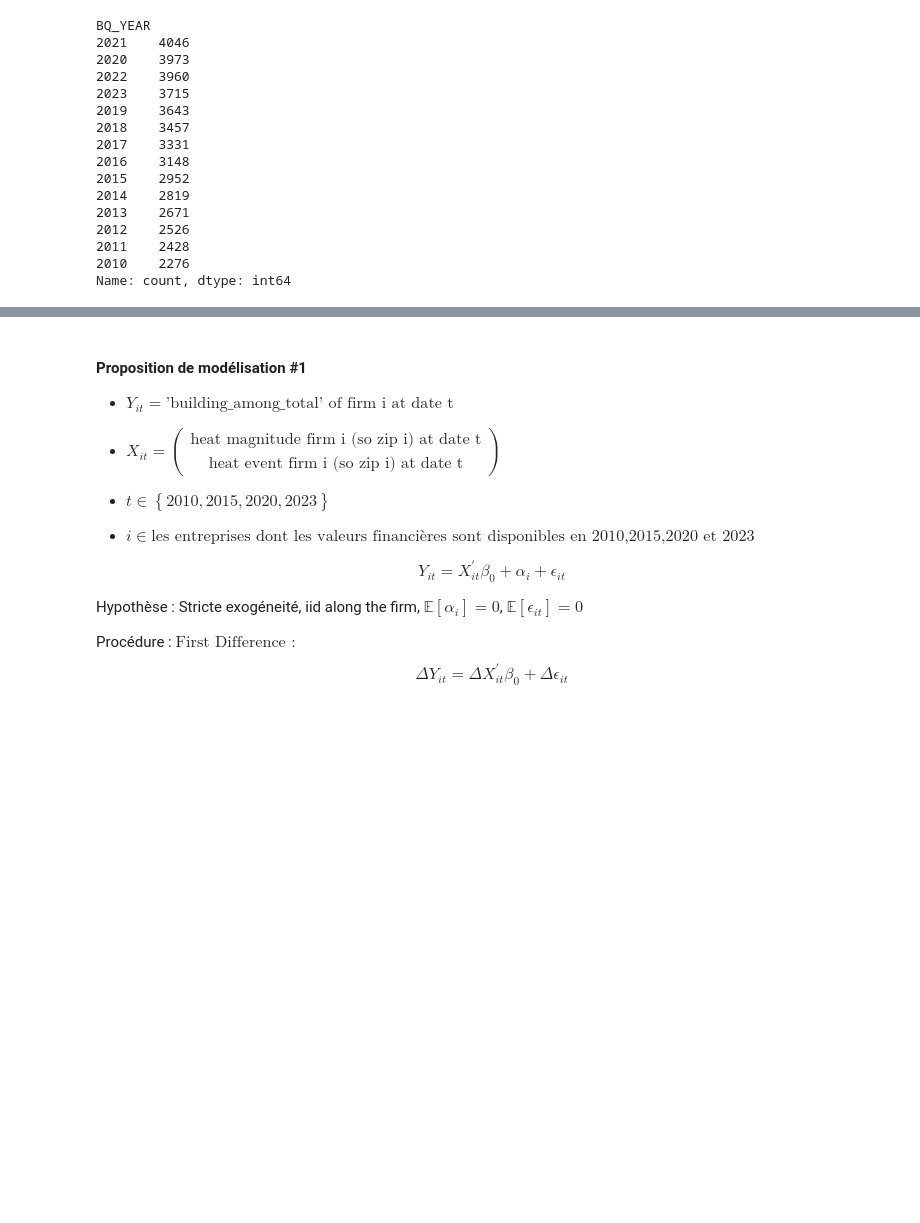
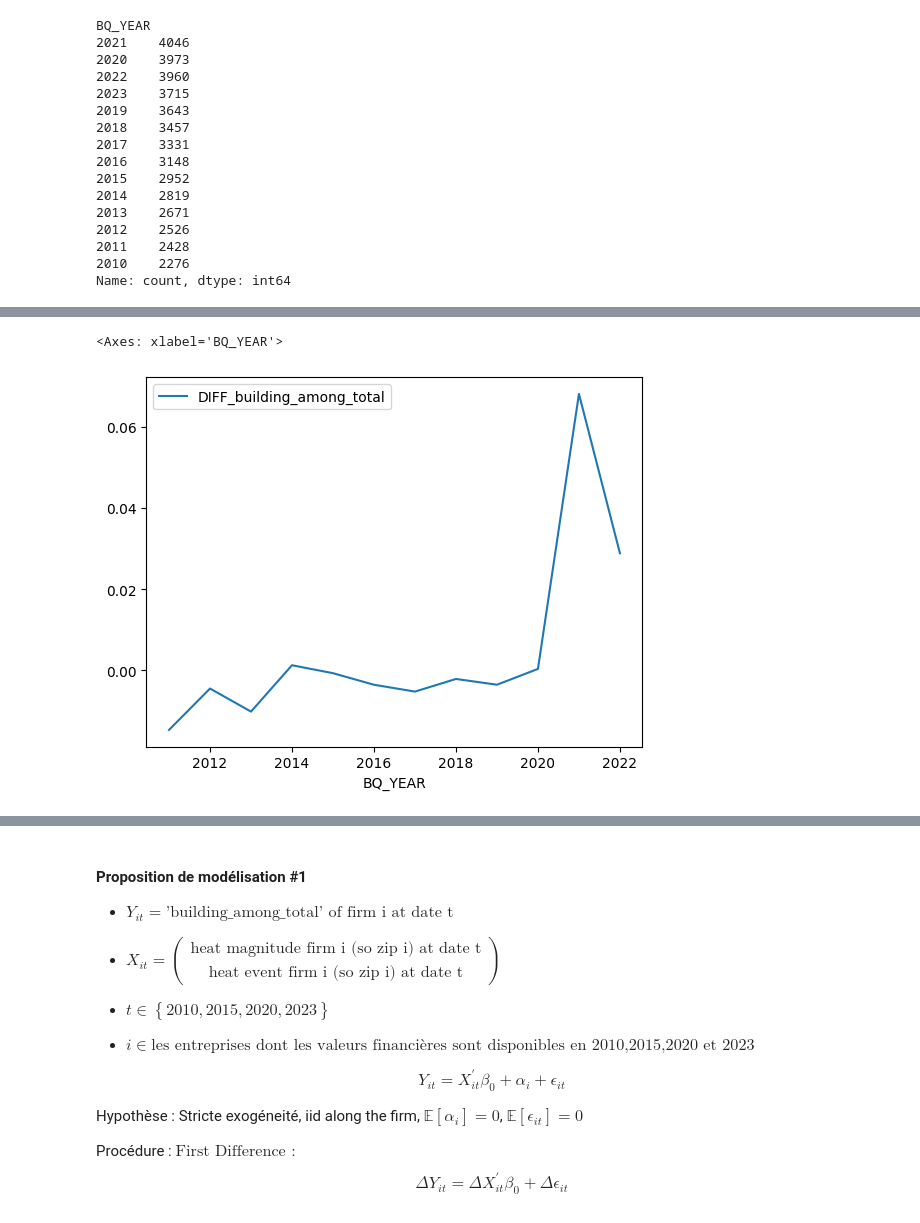
Before and after one commit to Askkip/StatAPP, a Jupyter notebook: US_Financials_Modeelisation.ipynb, the cells around one changed output, grey strips where cells are left out. Drawn from its saved outputs; the diff is of its cells as text; code cells hidden in the pictures; blank space fills up the shorter version.

```diff
--- a/US_Financials_Modeelisation.ipynb
+++ b/US_Financials_Modeelisation.ipynb
@@ -348,0 +439,5 @@ Name: count, dtype: int64
+# %%
+tmp.loc[tmp["BQ_COMPANY_NAME"] == "ZW DATA ACTION TECHNOLOGIES INC"][["BQ_YEAR","DIFF_building_among_total"]].plot(x="BQ_YEAR",y="DIFF_building_among_total")
+# %% [output]
+<Axes: xlabel='BQ_YEAR'>
+[figure, added]
```
Also changed, not shown: parts of 40 cells of this notebook.
